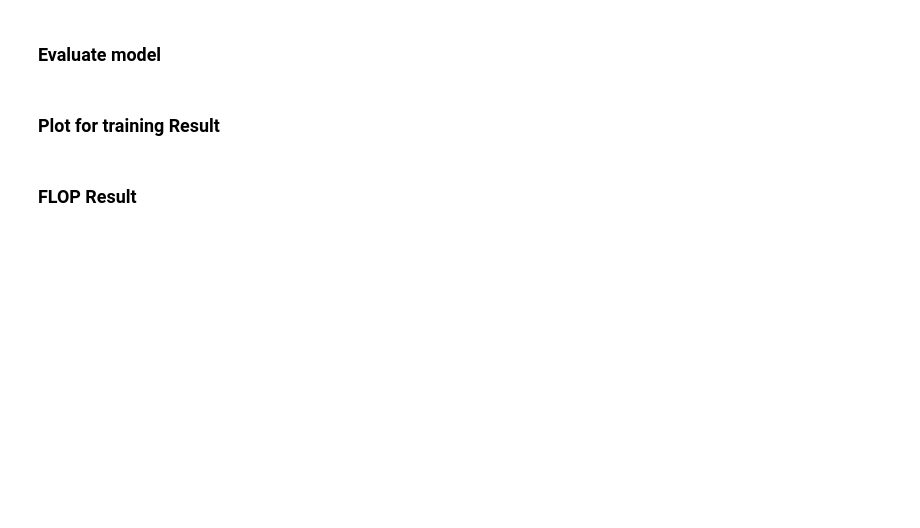
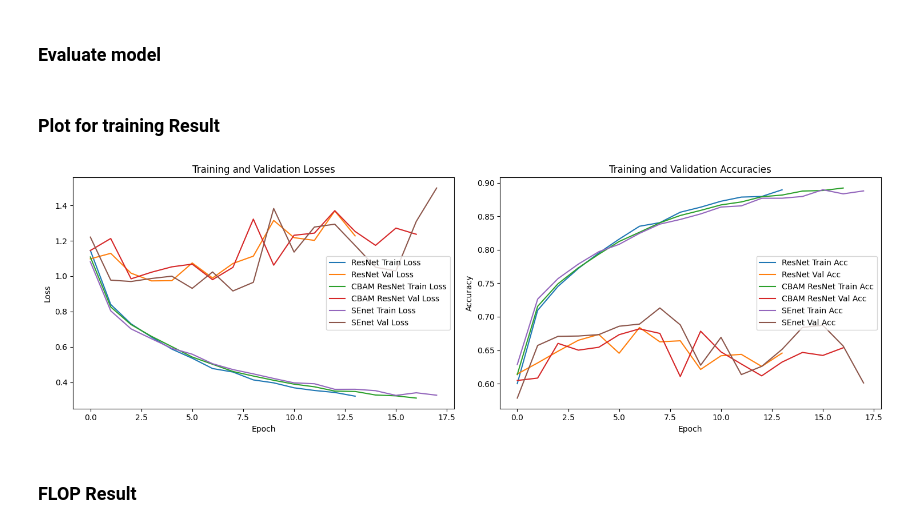
Before and after one commit to Osirs12OSCAR/CSE5523, a Jupyter notebook: main.ipynb, the cells around one changed output. Drawn from its saved outputs; the diff is of its cells as text; code cells hidden in the pictures; blank space fills up the shorter version.

```diff
--- a/main.ipynb
+++ b/main.ipynb
@@ -260,0 +289,4 @@ EarlyStopping counter: 2 out of 10
+# %%
+#Train SEnet
+print("Training SEnet Model")
+senet_metrics_noise = senet.fit(train_loader_Noise,val_loader_Noise,device)
@@ -268,30 +319,36 @@ cbam_test_loss_noise, cbam_test_acc_noise = cbam_resnet.evaluate(test_loader_Noi
 # %%
 # Compare results
 # Plot training and validation losses
 plt.figure(figsize=(15, 5))
 plt.subplot(1, 2, 1)
 plt.plot(resnet_metrics_noise['train_losses'], label='ResNet Train Loss')
 plt.plot(resnet_metrics_noise['val_losses'], label='ResNet Val Loss')
 plt.plot(cbam_metrics_noise['train_losses'], label='CBAM ResNet Train Loss')
 plt.plot(cbam_metrics_noise['val_losses'], label='CBAM ResNet Val Loss')
+plt.plot(senet_metrics_noise['train_losses'],label='SEnet Train Loss')
+plt.plot(senet_metrics_noise['val_losses'],label='SEnet Val Loss')
 plt.xlabel('Epoch')
 plt.ylabel('Loss')
 plt.legend()
 plt.title('Training and Validation Losses')
 
 # Plot training and validation accuracies
 plt.subplot(1, 2, 2)
 plt.plot(resnet_metrics_noise['train_accuracies'], label='ResNet Train Acc')
 plt.plot(resnet_metrics_noise['val_accuracies'], label='ResNet Val Acc')
 plt.plot(cbam_metrics_noise['train_accuracies'], label='CBAM ResNet Train Acc')
 plt.plot(cbam_metrics_noise['val_accuracies'], label='CBAM ResNet Val Acc')
+plt.plot(senet_metrics_noise['train_accuracies'],label='SEnet Train Acc')
+plt.plot(senet_metrics_noise['val_accuracies'],label='SEnet Val Acc')
 plt.xlabel('Epoch')
 plt.ylabel('Accuracy')
 plt.legend()
 plt.title('Training and Validation Accuracies')
 
 plt.tight_layout()
 plt.show()
+# %% [output]
+[figure, added]
 # %% [markdown]
 ### FLOP Result
 # %%
```
Also changed, not shown: parts of 13 cells of this notebook, 1 other file.
